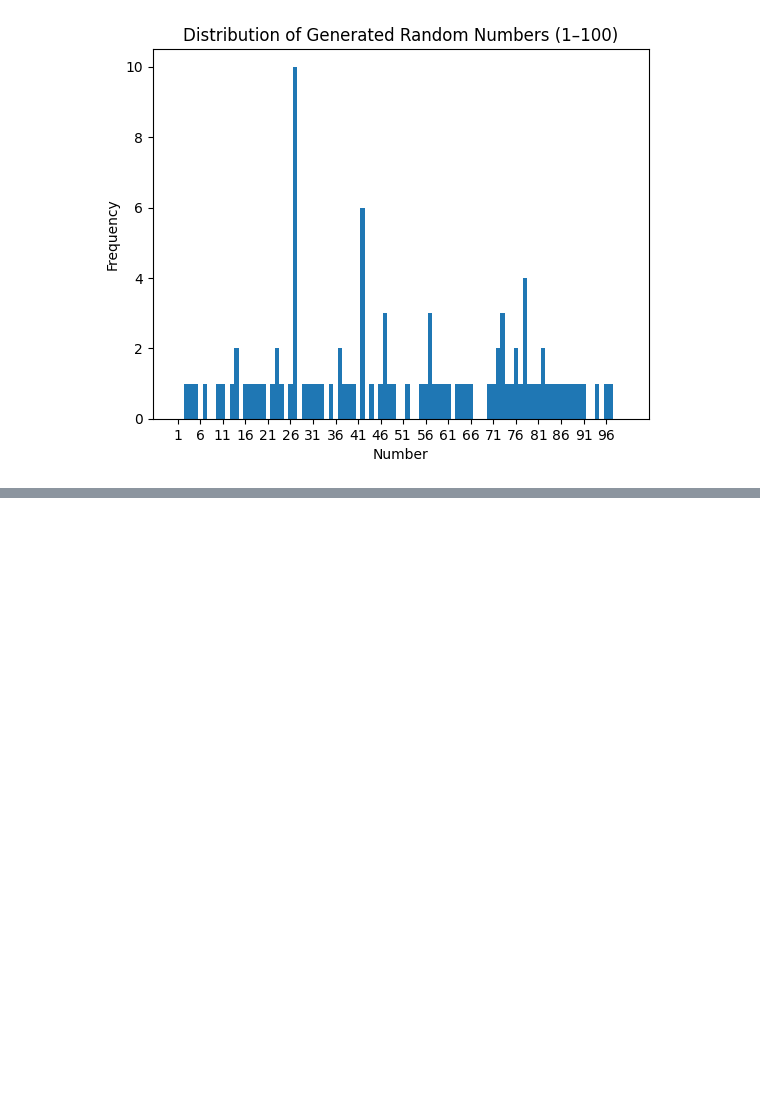
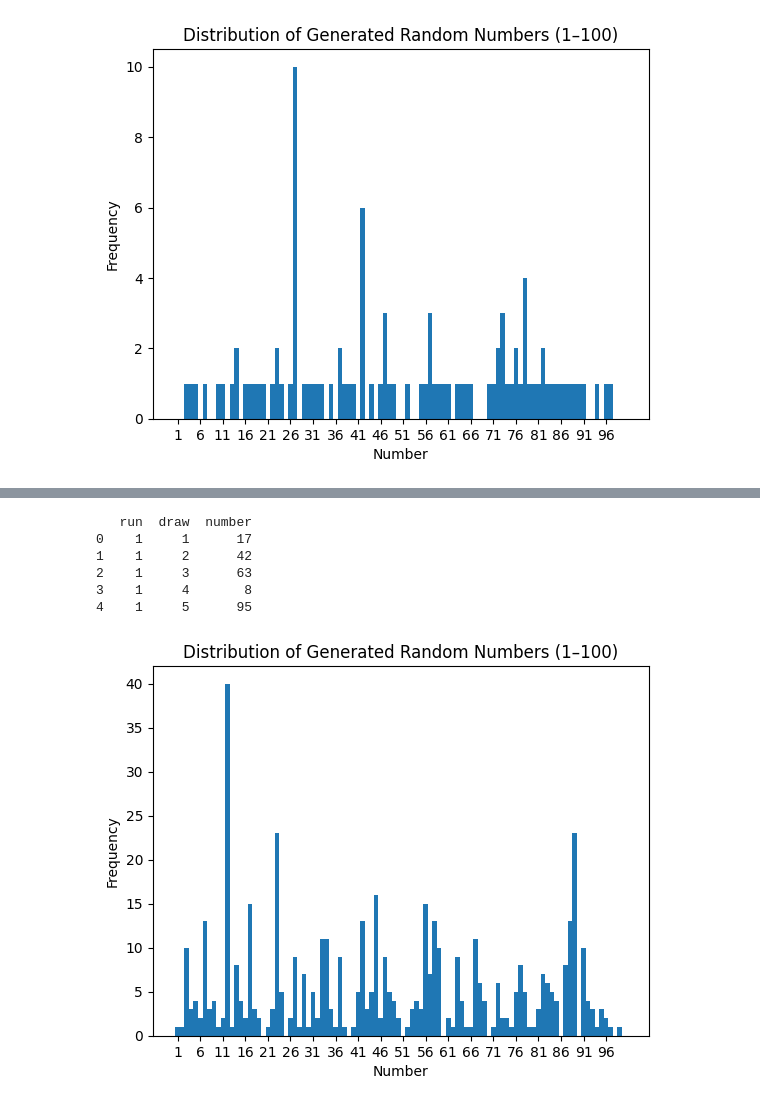
Before and after one commit to s-spavound/llm_experiments, a Jupyter notebook: random_number_gen.ipynb, the cells around one changed output, grey strips where cells are left out. Saved outputs shown, nothing was run; the diff lists cells and outputs as text; code cells hidden in the pictures; blank space fills up the shorter version.

```diff
--- a/random_number_gen.ipynb
+++ b/random_number_gen.ipynb
@@ -155,3 +155,34 @@ plt.xticks(range(1, 101, 5))  # show every 5th tick to keep it readable
 plt.show()
 # %% [output]
 [figure]
+# %%
+from pydantic import BaseModel, Field
+from typing import List
+
+class RandomNumbers(BaseModel):
+    numbers: List[int] = Field(
+        min_items=5,
+        max_items=5,
+        description="Five random integers between 1 and 100"
+    )
+rows = []
+
+for i in range(100):
+    print(i)
+
+    response = client.responses.parse(
+        model="gpt-4.1-mini",
+        input=f"Give me 5 random numbers between 1 and 100. Random={i}",
+        text_format=RandomNumbers,
+    )
+
+    numbers = response.output_parsed.numbers
+
+    for j, n in enumerate(numbers, start=1):
+        rows.append({
+            "run": i + 1,
+            "draw": j,      # 1–5 within run
+            "number": n
+        })
+
+df = pd.DataFrame(rows)
@@ -157,0 +211,27 @@ plt.show()
+# %%
+# Save to CSV
+df.to_csv("5random_numbers_with_mod.csv", index=False)
+
+print(df.head())
+# %% [output]
+   run  draw  number
+0    1     1      17
+1    1     2      42
+2    1     3      63
+3    1     4       8
+4    1     5      95
+# %%
+import matplotlib.pyplot as plt
+import numpy as np
+
+bins = np.arange(0.5, 100.5 + 1, 1)  # centers bins on integers 1–100
+
+plt.figure()
+plt.hist(df["number"], bins=bins)
+plt.xlabel("Number")
+plt.ylabel("Frequency")
+plt.title("Distribution of Generated Random Numbers (1–100)")
+plt.xticks(range(1, 101, 5))  # show every 5th tick to keep it readable
+plt.show()
+# %% [output]
+[figure, added]
```
Also changed, not shown: parts of 4 cells of this notebook.
